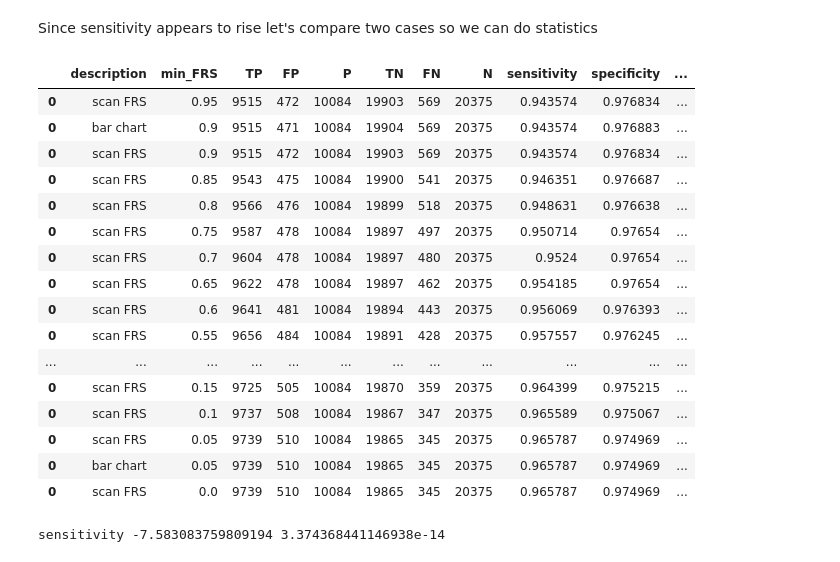
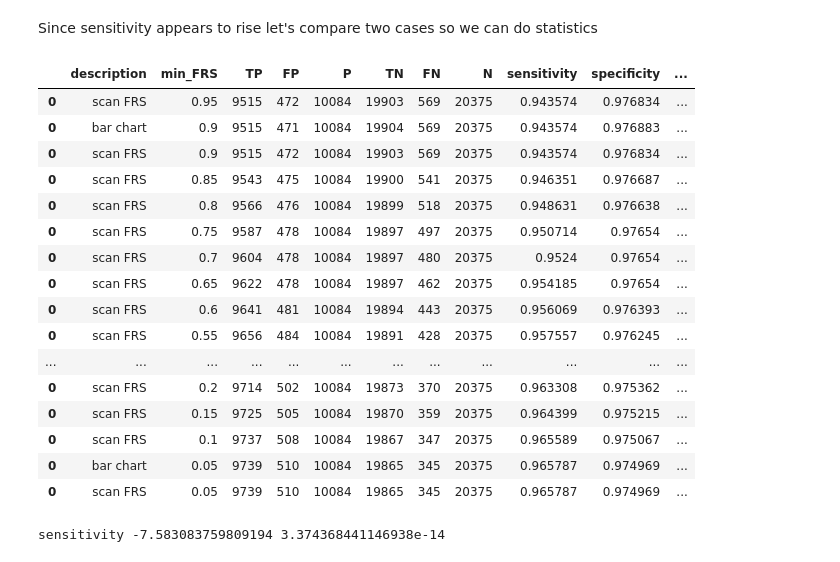
Before and after one commit to fowler-lab/tuberculosis-RNAP-subpopulations, a Jupyter notebook: analysis.ipynb, the cells around one changed output. Cells and saved outputs as stored; diff of their text form; code cells hidden in the pictures.

```diff
--- a/analysis.ipynb
+++ b/analysis.ipynb
@@ -268,21 +287,3 @@ IS_RESISTANT        False  True
 HAS_RNAP_MUTATIONS
 False                3031     61
 True                17344  10023
-# %%
-a = copy.deepcopy(samples[samples.FRS>0])
-# %%
-def calculate_results_row(df, description=None, min_FRS=None):
-    true_positives = int(df[(df["IS_RESISTANT"]) & (df["HAS_RESISTANT_MUTATION"])].shape[0])
-    positives = int(df[df["IS_RESISTANT"]].shape[0])
-    false_positives = int(df[(~df["IS_RESISTANT"]) & (df["HAS_RESISTANT_MUTATION"])].shape[0])
-
-    true_negatives = int(df[(~df["IS_RESISTANT"]) & (~df["HAS_RESISTANT_MUTATION"])].shape[0])
-    negatives = int(df[~df["IS_RESISTANT"]].shape[0])
-    false_negatives = int(df[(df["IS_RESISTANT"]) & (~df["HAS_RESISTANT_MUTATION"])].shape[0])
-
-    sensitivity = true_positives / positives
-    specificity = true_negatives / negatives
-    ppv = true_positives / (true_positives + false_positives)
-    npv = true_negatives / (true_negatives + false_negatives)
-
-    return (pd.Series([description, min_FRS, true_positives, false_positives, positives, true_negatives, false_negatives, negatives, sensitivity, specificity, ppv, npv], index=["description", "min_FRS", "TP", "FP", "P", "TN", "FN", "N", "sensitivity", "specificity", "PPV", "NPV"]))
@@ -312,6 +297,6 @@ Of these 9986 samples have a homogeneous RAV whilst 263 have a minor RAV
 # %% [markdown]
 Here minor RAV means any variant with less than 90% read support; so what is the distribution? Do they all have just a bit less than 90%?
 # %%
-df = samples[(samples.HAS_RESISTANT_MUTATION) & (samples.FRS<1) & (samples.FRS>0.05)]
+df = samples_with_dst[(~samples_with_dst.HAS_MAJOR_RAV) & (samples_with_dst.HAS_MINOR_RAV) & (samples_with_dst.MAX_RAV_FRS<1) & (samples_with_dst.MAX_RAV_FRS>0.05)]
 plot_frs_histogram(df, savefig=True)
 # %% [output]
@@ -321,12 +306,12 @@ Let's therefore change the definition of what is a resistance associated variant
 
 We will store the results in a `pandas.DataFrame` so we can later plot graphs etc.
 # %%
-for i in range(0, 100, 5):
+for i in range(5, 100, 5):
     cutoff = i / 100
-    df = samples.copy()
-    df['HAS_RESISTANT_MUTATION'] = ((df['FRS'] >= cutoff) & (df.HAS_R_MINOR_ALLELE)) | (df.HAS_R_MAJOR_ALLELE)
+    df = samples_with_dst.copy()
+    df['HAS_RESISTANT_MUTATION'] = ((df['MAX_RAV_FRS'] >= cutoff) & (df.HAS_MINOR_RAV)) | (df.HAS_MAJOR_RAV)
     a = calculate_results_row(df, description='scan FRS', min_FRS=cutoff)
-    if i == 0:
+    if i == 5:
         results_table = pd.DataFrame(a).T
     else:
         results_table = pd.concat([results_table,pd.DataFrame(a).T])
@@ -364,35 +349,36 @@ plot_performance_frs(df, save_figure=True, metrics=['PPV', 'NPV'], colours=['#98
 # %% [markdown]
 Since sensitivity appears to rise let's compare two cases so we can do statistics
 # %%
-df = copy.deepcopy(samples)
-df['HAS_RESISTANT_MUTATION'] = ((df['FRS'] >= 0.05) & (df.HAS_R_MINOR_ALLELE)) | (df.HAS_R_MAJOR_ALLELE)
+df = copy.deepcopy(samples_with_dst)
+df['HAS_RESISTANT_MUTATION'] = ((df['MAX_RAV_FRS'] >= 0.05) & (df.HAS_MINOR_RAV)) | (df.HAS_MAJOR_RAV)
 a = calculate_results_row(df, description='bar chart', min_FRS=0.05)
 results_table = pd.concat([results_table,pd.DataFrame(a).T])
 
-samples_major_only = samples.copy()
-samples_major_only['HAS_RESISTANT_MUTATION'] = samples_major_only['HAS_R_MAJOR_ALLELE']
+samples_major_only = samples_with_dst.copy()
+samples_major_only['HAS_RESISTANT_MUTATION'] = samples_major_only['HAS_MAJOR_RAV']
 b=calculate_results_row(samples_major_only, description='bar chart', min_FRS=0.90)
 results_table = pd.concat([results_table,pd.DataFrame(b).T])
+
 results_table = results_table.sort_values('min_FRS', ascending=False)
 results_table
 # %% [output]
 |  | description | min_FRS | TP | FP | P | TN | FN | N | sensitivity | specificity | ... |
 | 0 | scan FRS | 0.95 | 9515 | 472 | 10084 | 19903 | 569 | 20375 | 0.943574 | 0.976834 | ... |
 | 0 | bar chart | 0.9 | 9515 | 471 | 10084 | 19904 | 569 | 20375 | 0.943574 | 0.976883 | ... |
 | 0 | scan FRS | 0.9 | 9515 | 472 | 10084 | 19903 | 569 | 20375 | 0.943574 | 0.976834 | ... |
 | 0 | scan FRS | 0.85 | 9543 | 475 | 10084 | 19900 | 541 | 20375 | 0.946351 | 0.976687 | ... |
 | 0 | scan FRS | 0.8 | 9566 | 476 | 10084 | 19899 | 518 | 20375 | 0.948631 | 0.976638 | ... |
 | 0 | scan FRS | 0.75 | 9587 | 478 | 10084 | 19897 | 497 | 20375 | 0.950714 | 0.97654 | ... |
 | 0 | scan FRS | 0.7 | 9604 | 478 | 10084 | 19897 | 480 | 20375 | 0.9524 | 0.97654 | ... |
 | 0 | scan FRS | 0.65 | 9622 | 478 | 10084 | 19897 | 462 | 20375 | 0.954185 | 0.97654 | ... |
 | 0 | scan FRS | 0.6 | 9641 | 481 | 10084 | 19894 | 443 | 20375 | 0.956069 | 0.976393 | ... |
 | 0 | scan FRS | 0.55 | 9656 | 484 | 10084 | 19891 | 428 | 20375 | 0.957557 | 0.976245 | ... |
 | ... | ... | ... | ... | ... | ... | ... | ... | ... | ... | ... | ... |
+| 0 | scan FRS | 0.2 | 9714 | 502 | 10084 | 19873 | 370 | 20375 | 0.963308 | 0.975362 | ... |
 | 0 | scan FRS | 0.15 | 9725 | 505 | 10084 | 19870 | 359 | 20375 | 0.964399 | 0.975215 | ... |
 | 0 | scan FRS | 0.1 | 9737 | 508 | 10084 | 19867 | 347 | 20375 | 0.965589 | 0.975067 | ... |
+| 0 | bar chart | 0.05 | 9739 | 510 | 10084 | 19865 | 345 | 20375 | 0.965787 | 0.974969 | ... |
 | 0 | scan FRS | 0.05 | 9739 | 510 | 10084 | 19865 | 345 | 20375 | 0.965787 | 0.974969 | ... |
-| 0 | bar chart | 0.05 | 9739 | 510 | 10084 | 19865 | 345 | 20375 | 0.965787 | 0.974969 | ... |
-| 0 | scan FRS | 0.0 | 9739 | 510 | 10084 | 19865 | 345 | 20375 | 0.965787 | 0.974969 | ... |
 # %%
 df = results_table[results_table.description=='bar chart']
 
```
Also changed, not shown: parts of 30 cells of this notebook, 8 other files.
